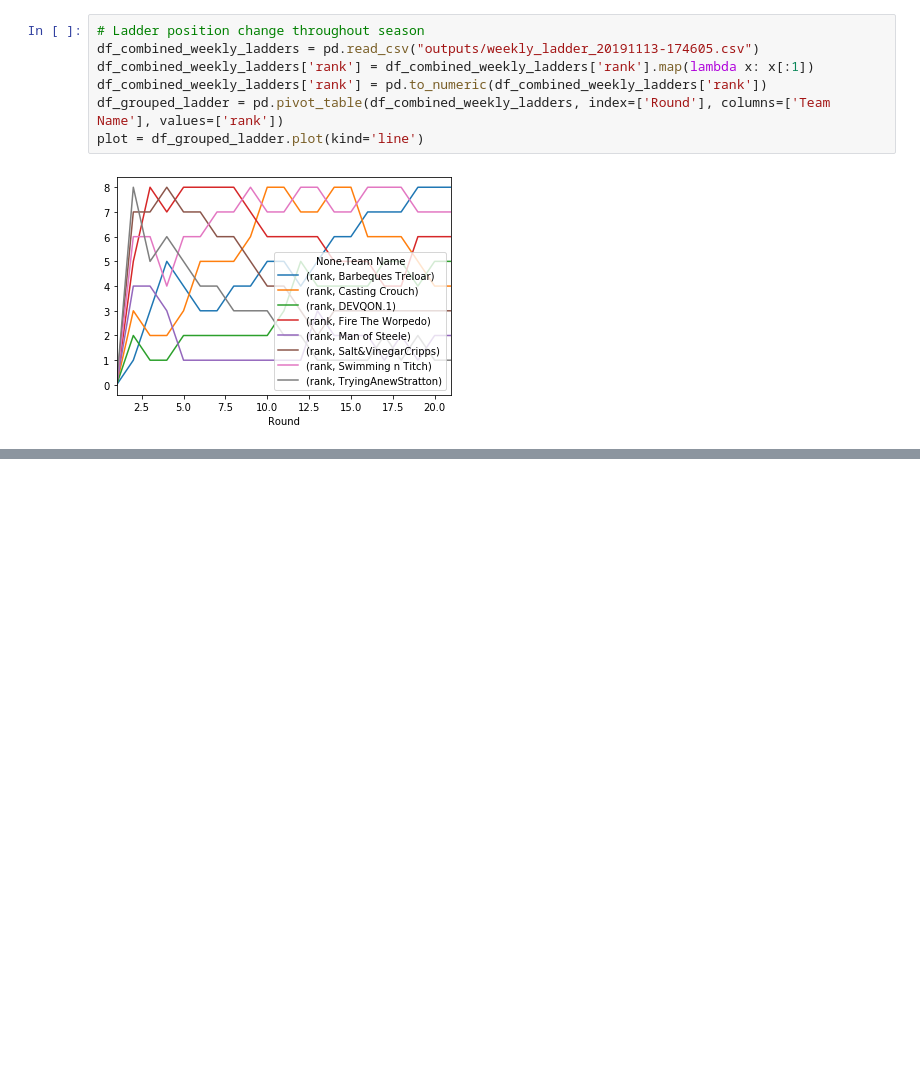
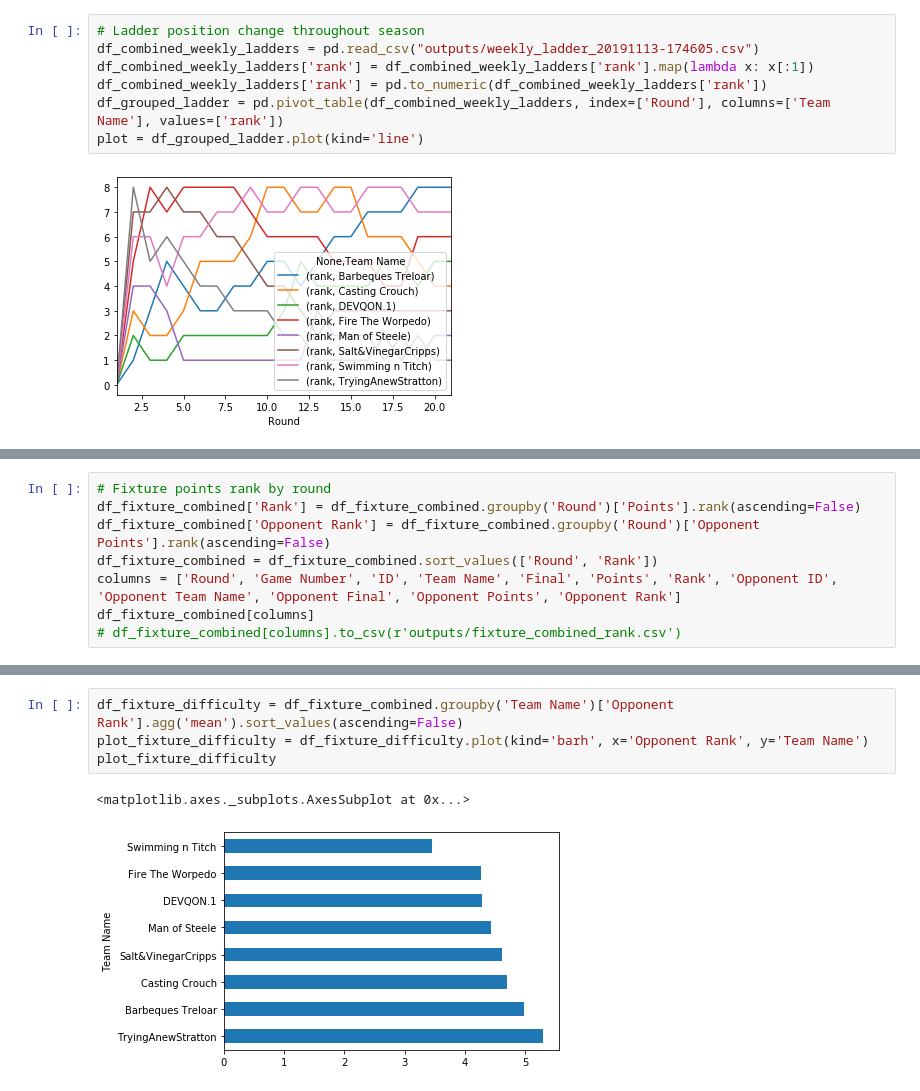
Before and after one commit to mark-richards/sc_scraper, a Jupyter notebook: 2019 Summary.ipynb, the cells around one changed output, grey strips where cells are left out. Saved outputs shown, nothing was run; the diff lists cells and outputs as text; blank space fills up the shorter version.

Commit message:
added plots

```diff
--- a/2019 Summary.ipynb
+++ b/2019 Summary.ipynb
@@ -628,0 +629,8 @@ df_fixture_combined.sort_values('Rank').head(5)
+# %%
+# Fixture points rank by round
+df_fixture_combined['Rank'] = df_fixture_combined.groupby('Round')['Points'].rank(ascending=False)
+df_fixture_combined['Opponent Rank'] = df_fixture_combined.groupby('Round')['Opponent Points'].rank(ascending=False)
+df_fixture_combined = df_fixture_combined.sort_values(['Round', 'Rank'])
+columns = ['Round', 'Game Number', 'ID', 'Team Name', 'Final', 'Points', 'Rank', 'Opponent ID', 'Opponent Team Name', 'Opponent Final', 'Opponent Points', 'Opponent Rank']
+df_fixture_combined[columns]
+# df_fixture_combined[columns].to_csv(r'outputs/fixture_combined_rank.csv')
@@ -628,0 +651,7 @@ df_fixture_combined.sort_values('Rank').head(5)
+# %%
+df_fixture_difficulty = df_fixture_combined.groupby('Team Name')['Opponent Rank'].agg('mean').sort_values(ascending=False)
+plot_fixture_difficulty = df_fixture_difficulty.plot(kind='barh', x='Opponent Rank', y='Team Name')
+plot_fixture_difficulty
+# %% [output]
+<matplotlib.axes._subplots.AxesSubplot at 0x...>
+[figure, added]
```
Also changed, not shown: parts of 5 cells of this notebook, 3 other files.
